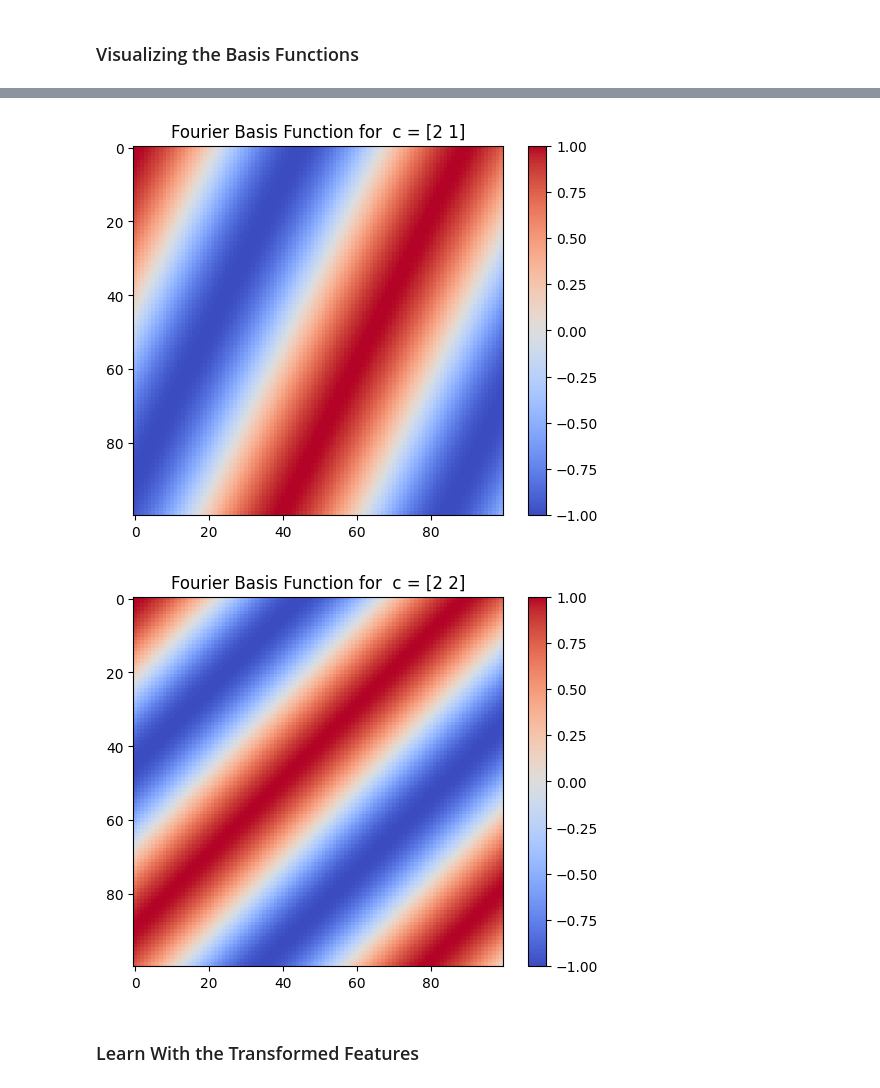
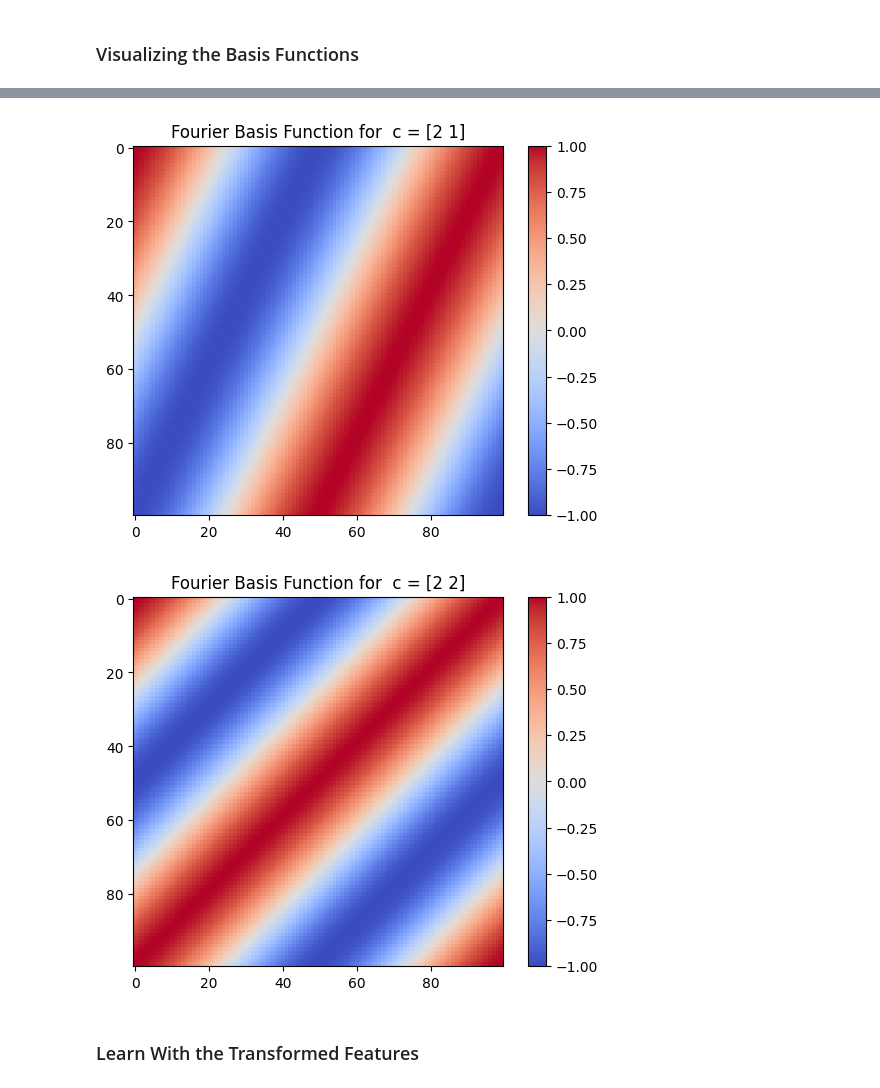
Before and after one commit to mhahsler/Introduction_to_Reinforcement_Learning, a Jupyter notebook: Approximation/Fourier_basis_features_L_maze.ipynb, the cells around one changed output, grey strips where cells are left out. Saved outputs shown, nothing was run; the diff lists cells and outputs as text; code cells hidden in the pictures.

```diff
--- a/Approximation/Fourier_basis_features_L_maze.ipynb
+++ b/Approximation/Fourier_basis_features_L_maze.ipynb
@@ -113,8 +119,8 @@ from matplotlib import pyplot as plt
 
 dim = env.dims
 
-x = np.linspace(0, dim[0], 100)
-y = np.linspace(0, dim[1], 100)
+x = np.linspace(0, dim[0]-1, 100)
+y = np.linspace(0, dim[1]-1, 100)
 X, Y = np.meshgrid(x, y)
 
 c = create_fourier_basis_coefs(2, 2)
@@ -138,5 +144,5 @@ for i in range(len(c)):
-[figure, old version]
+[figure, new version]
-[figure, old version]
+[figure, new version]
 # %% [markdown]
 ### Learn With the Transformed Features
 # %%
```
Also changed, not shown: parts of 9 cells of this notebook, 23 other files.
